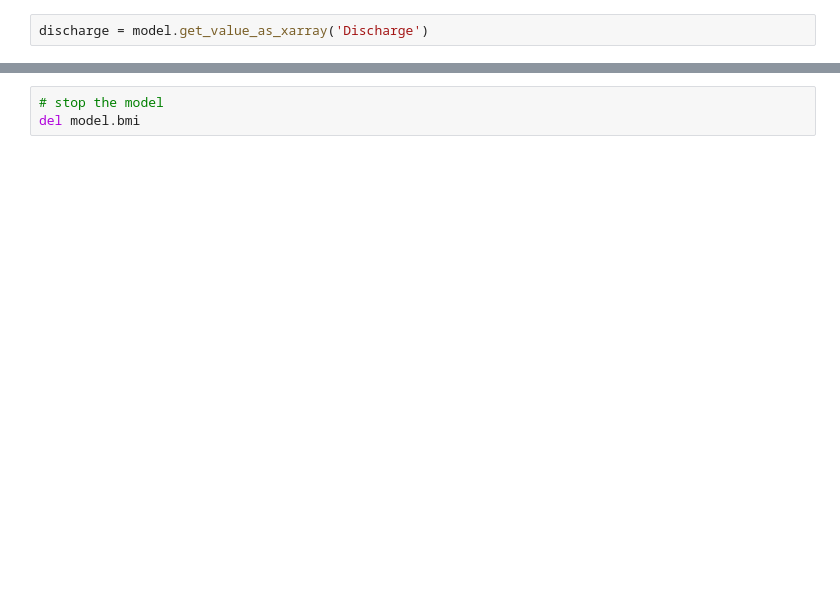
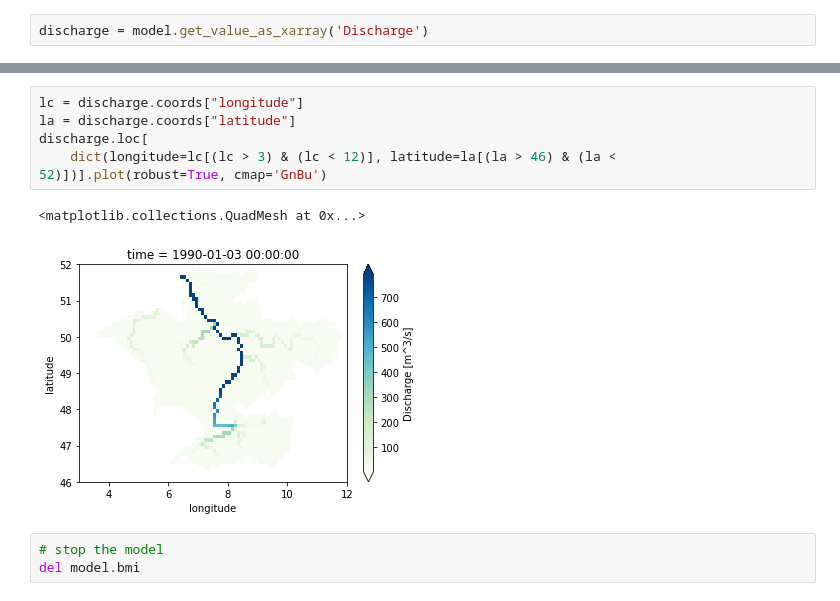
Before and after one commit to eWaterCycle/ewatercycle, a Jupyter notebook: examples/lisflood.ipynb, the cells around one changed output, grey strips where cells are left out. Drawn from its saved outputs; the diff is of its cells as text; blank space fills up the shorter version.

Commit message:
add supress warnings, add plot, re-run notebook

```diff
--- a/examples/lisflood.ipynb
+++ b/examples/lisflood.ipynb
@@ -64,3 +97,11 @@ discharge.plot(robust=True, cmap='GnBu')
+# %%
+lc = discharge.coords["longitude"]
+la = discharge.coords["latitude"]
+discharge.loc[
+    dict(longitude=lc[(lc > 3) & (lc < 12)], latitude=la[(la > 46) & (la < 52)])].plot(robust=True, cmap='GnBu')
+# %% [output]
+<matplotlib.collections.QuadMesh at 0x...>
+[figure, added]
 # %%
 # stop the model
 del model.bmi
```
Also changed, not shown: parts of 10 cells of this notebook.
